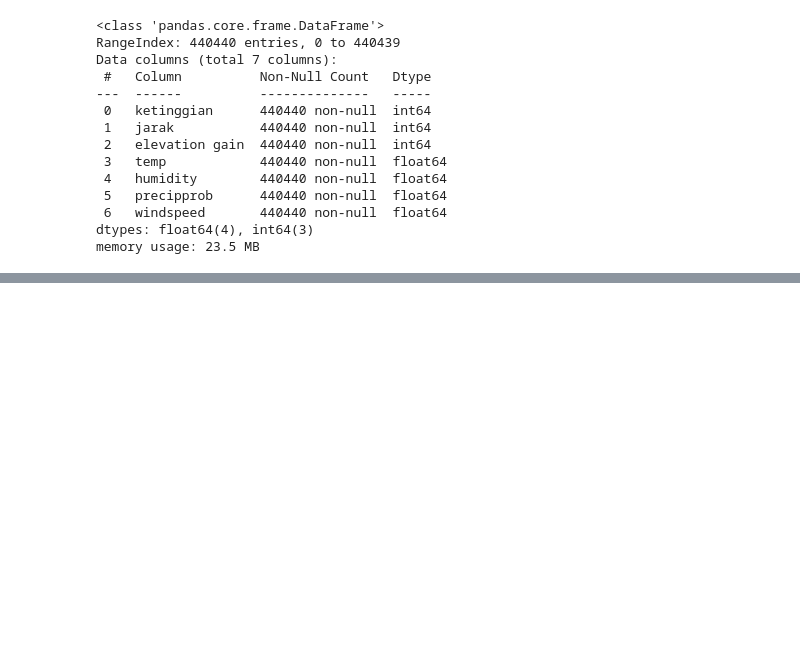
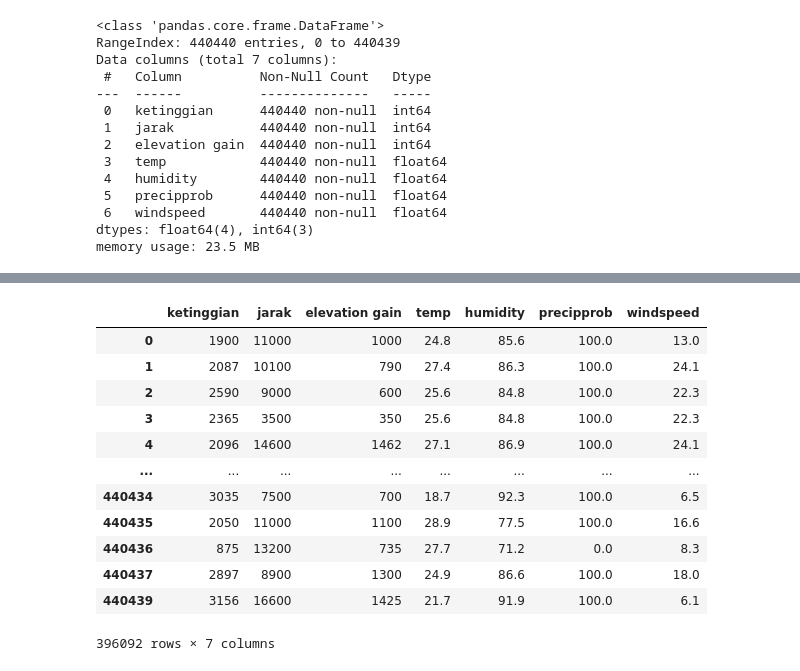
Before and after one commit to Vanessa-Audrie/HiPlan-ML, a Jupyter notebook: data etl/model2_data/Model2_data.ipynb, the cells around one changed output, grey strips where cells are left out. Cells and saved outputs as stored; diff of their text form; code cells hidden in the pictures; blank space fills up the shorter version.

```diff
--- a/data etl/model2_data/Model2_data.ipynb
+++ b/data etl/model2_data/Model2_data.ipynb
@@ -116,0 +167,16 @@ memory usage: 23.5 MB
+# %%
+new_df
+# %% [output]
+|  | ketinggian | jarak | elevation gain | temp | humidity | precipprob | windspeed |
+| 0 | 1900 | 11000 | 1000 | 24.8 | 85.6 | 100.0 | 13.0 |
+| 1 | 2087 | 10100 | 790 | 27.4 | 86.3 | 100.0 | 24.1 |
+| 2 | 2590 | 9000 | 600 | 25.6 | 84.8 | 100.0 | 22.3 |
+| 3 | 2365 | 3500 | 350 | 25.6 | 84.8 | 100.0 | 22.3 |
+| 4 | 2096 | 14600 | 1462 | 27.1 | 86.9 | 100.0 | 24.1 |
+| ... | ... | ... | ... | ... | ... | ... | ... |
+| 440434 | 3035 | 7500 | 700 | 18.7 | 92.3 | 100.0 | 6.5 |
+| 440435 | 2050 | 11000 | 1100 | 28.9 | 77.5 | 100.0 | 16.6 |
+| 440436 | 875 | 13200 | 735 | 27.7 | 71.2 | 0.0 | 8.3 |
+| 440437 | 2897 | 8900 | 1300 | 24.9 | 86.6 | 100.0 | 18.0 |
+| 440439 | 3156 | 16600 | 1425 | 21.7 | 91.9 | 100.0 | 6.1 |
+396092 rows × 7 columns
```
Also changed, not shown: parts of 26 cells of this notebook, 14 other files.
